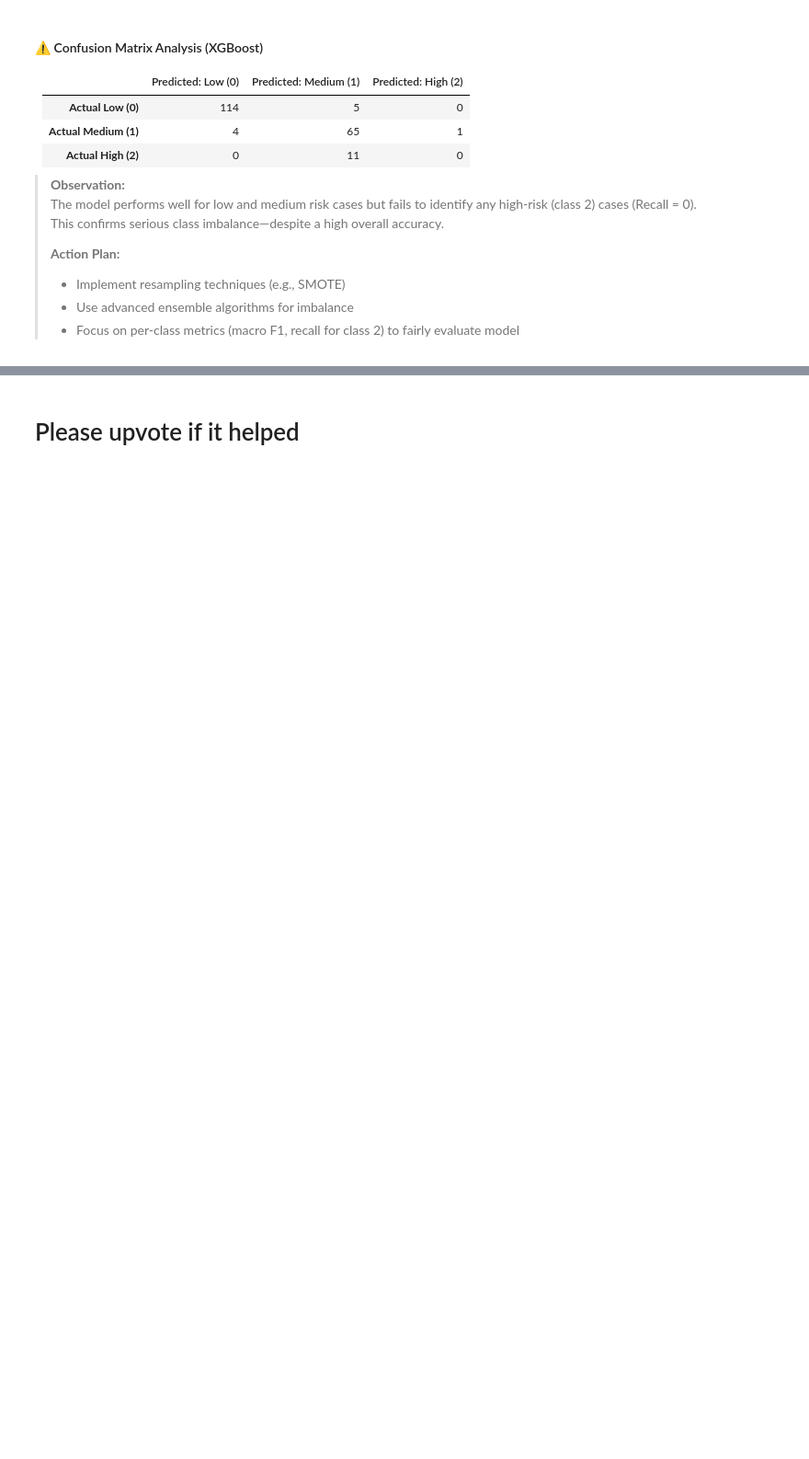
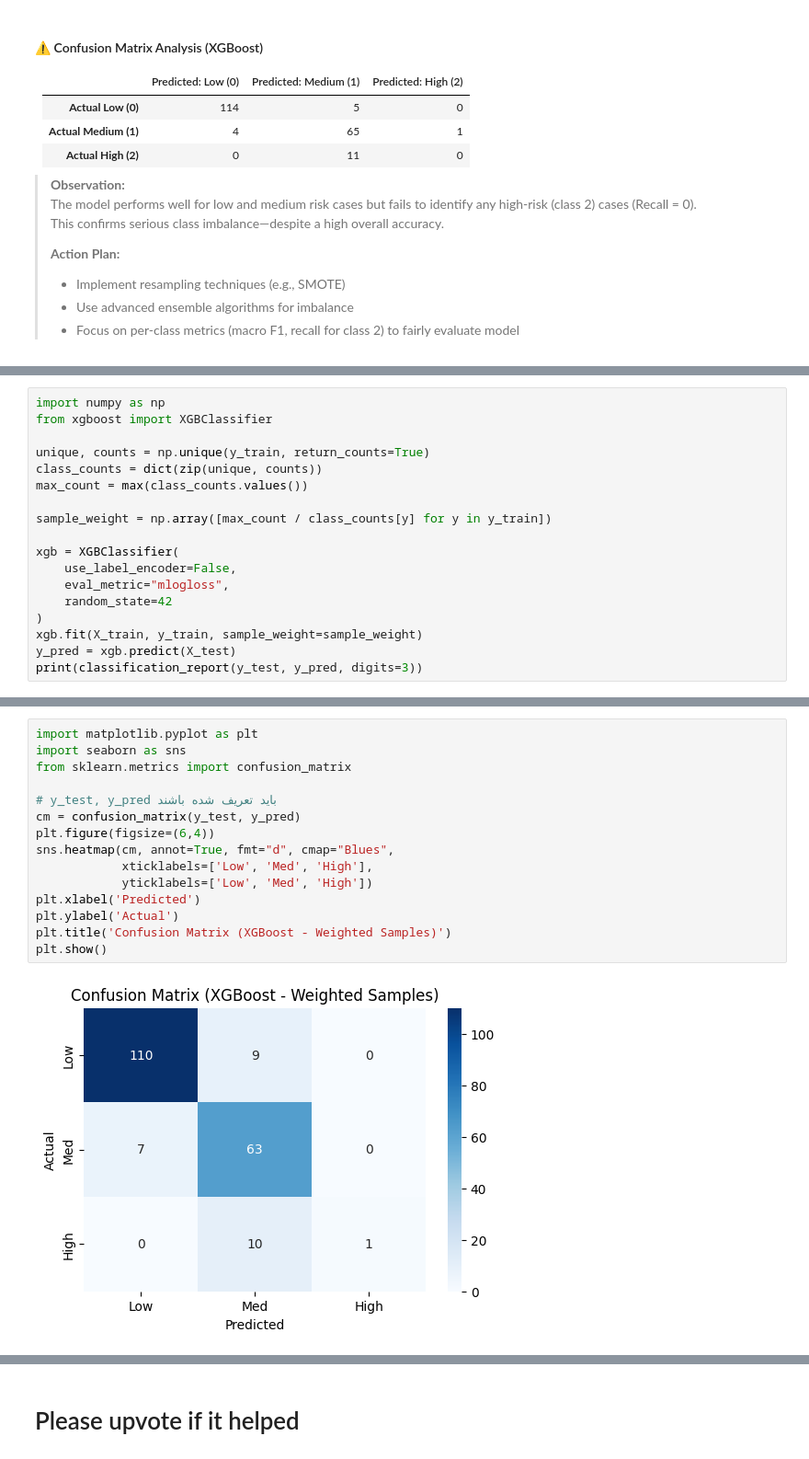
Before and after one commit to alabhastam/Prostate-Cancer-Risk, a Jupyter notebook: codebsae.ipynb, the cells around one changed output, grey strips where cells are left out. Shown at 92% size. Cells and saved outputs as stored; diff of their text form; blank space fills up the shorter version.

Commit message:
Kaggle Notebook | Prostate-Cancer-90% acc | improved-xgboost

```diff
--- a/codebsae.ipynb
+++ b/codebsae.ipynb
@@ -344,0 +347,18 @@ Use over-sampling (SMOTE), class weighting, or tailored metrics for real impact.
+# %%
+import numpy as np
+from xgboost import XGBClassifier
+
+unique, counts = np.unique(y_train, return_counts=True)
+class_counts = dict(zip(unique, counts))
+max_count = max(class_counts.values())
+
+sample_weight = np.array([max_count / class_counts[y] for y in y_train])
+
+xgb = XGBClassifier(
+    use_label_encoder=False,
+    eval_metric="mlogloss",
+    random_state=42
+)
+xgb.fit(X_train, y_train, sample_weight=sample_weight)
+y_pred = xgb.predict(X_test)
+print(classification_report(y_test, y_pred, digits=3))
@@ -344,0 +375,17 @@ Use over-sampling (SMOTE), class weighting, or tailored metrics for real impact.
+# %%
+import matplotlib.pyplot as plt
+import seaborn as sns
+from sklearn.metrics import confusion_matrix
+
+# y_test, y_pred باید تعریف شده باشند
+cm = confusion_matrix(y_test, y_pred)
+plt.figure(figsize=(6,4))
+sns.heatmap(cm, annot=True, fmt="d", cmap="Blues",
+            xticklabels=['Low', 'Med', 'High'],
+            yticklabels=['Low', 'Med', 'High'])
+plt.xlabel('Predicted')
+plt.ylabel('Actual')
+plt.title('Confusion Matrix (XGBoost - Weighted Samples)')
+plt.show()
+# %% [output]
+[figure, added]
```
Also changed, not shown: parts of 4 cells of this notebook.
